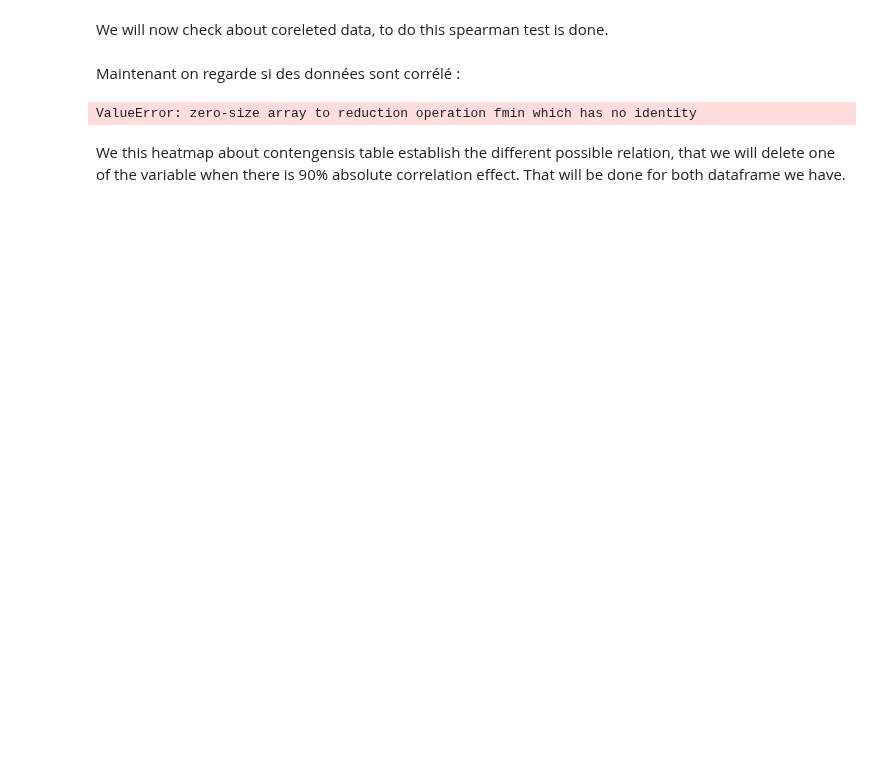
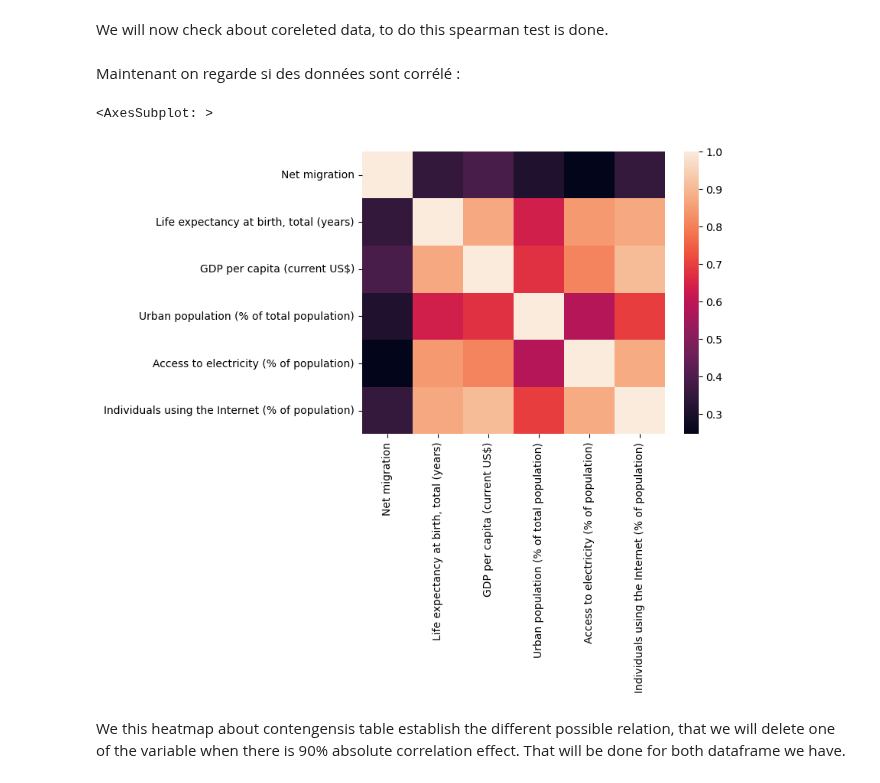
Before and after one commit to f2ire/IA_project, a Jupyter notebook: report1.ipynb, the cells around one changed output. Saved outputs shown, nothing was run; the diff lists cells and outputs as text; code cells hidden in the pictures; blank space fills up the shorter version.

```diff
--- a/report1.ipynb
+++ b/report1.ipynb
@@ -95,10 +110,11 @@ We will now check about coreleted data, to do this spearman test is done.
 # %% [markdown]
 Maintenant on regarde si des données sont corrélé :
 # %%
-df_corr = df_without_na_series.T.corr("spearman")
+df_corr = df_nan_estimate.corr("spearman", numeric_only = True)
 seaborn.heatmap(df_corr)
 # %% [output]
-ValueError: zero-size array to reduction operation fmin which has no identity
+<AxesSubplot: >
+[figure, added]
 # %% [markdown]
 We this heatmap about contengensis table establish the different possible relation, that we will delete one of the variable when there is 90% absolute correlation effect.
 That will be done for both dataframe we have.
```
Also changed, not shown: parts of 13 cells of this notebook, 4 other files.
